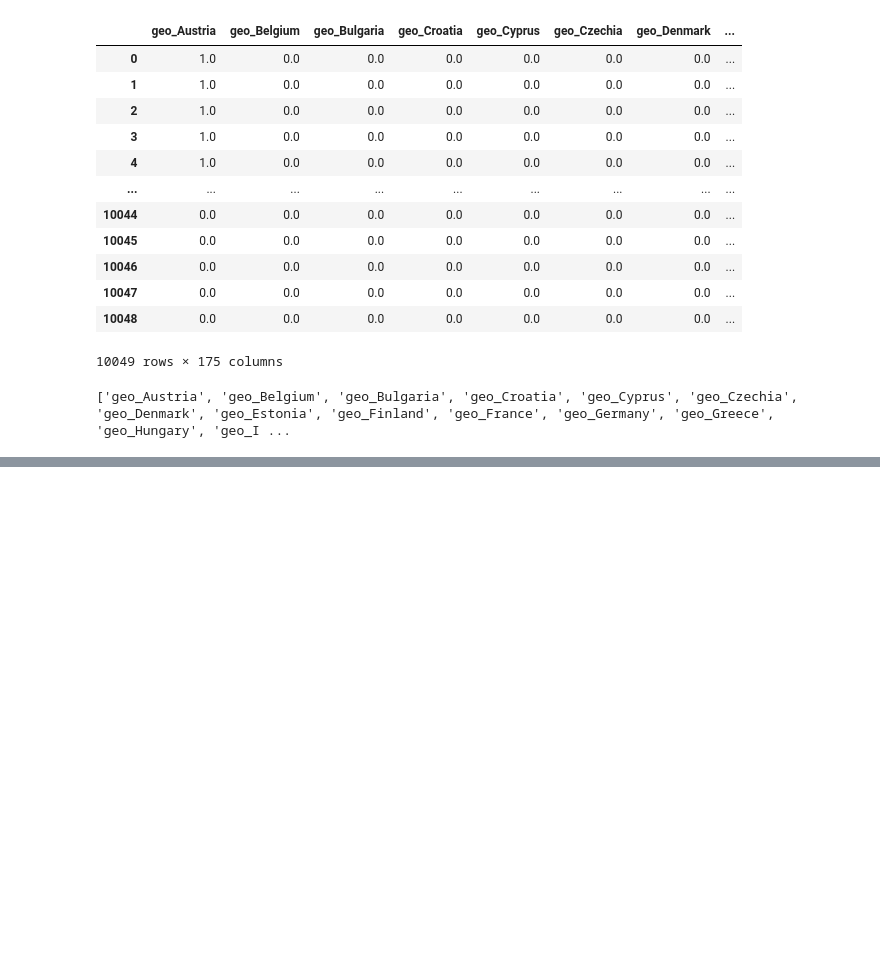
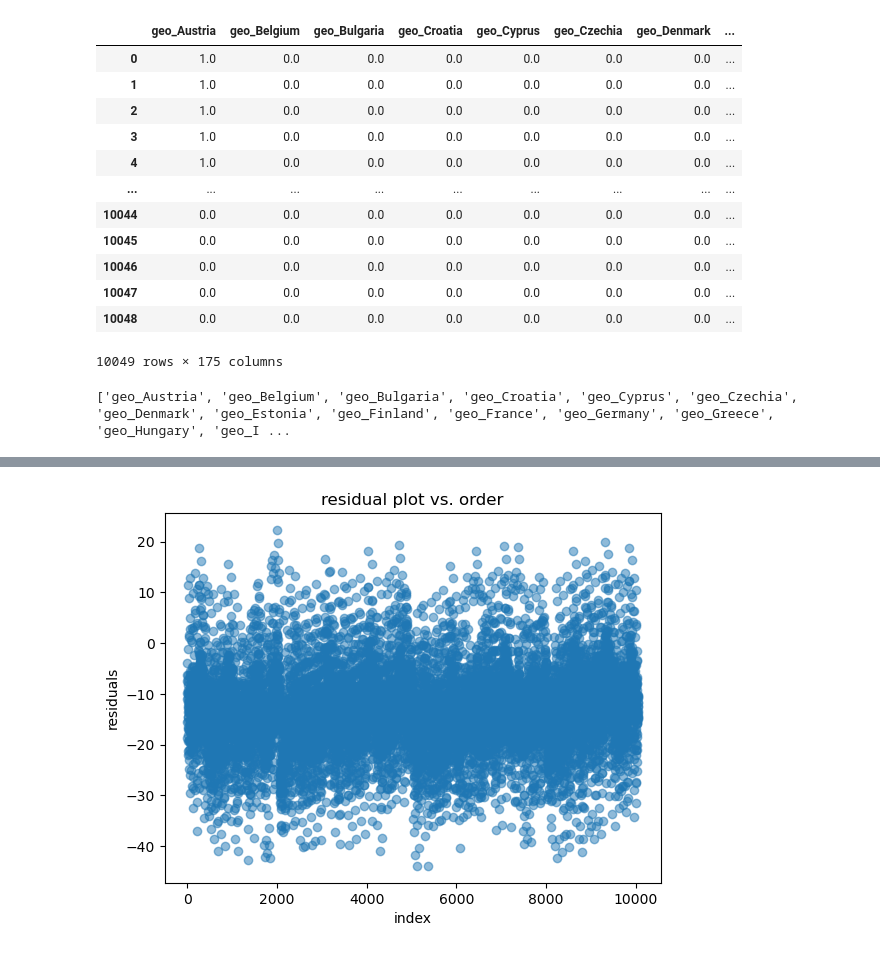
Before and after one commit to eliannemejia/OpenPort, a Jupyter notebook: datasets/raw-datasets/ML_model1.ipynb, the cells around one changed output, grey strips where cells are left out. Saved outputs shown, nothing was run; the diff lists cells and outputs as text; code cells hidden in the pictures; blank space fills up the shorter version.

```diff
--- a/datasets/raw-datasets/ML_model1.ipynb
+++ b/datasets/raw-datasets/ML_model1.ipynb
@@ -320,0 +300,3 @@ See the caveats in the documentation: https://pandas.pydata.org/pandas-docs/stab
+# %%
+x = merged["acceptance_rate"]
+x
@@ -320,0 +325,9 @@ See the caveats in the documentation: https://pandas.pydata.org/pandas-docs/stab
+# %%
+#Assessing no autocorrelation
+plt.scatter(range(len(x)), res, alpha=0.5)
+plt.xlabel("index")
+plt.ylabel("residuals")
+plt.title("residual plot vs. order")
+plt.show()
+# %% [output]
+[figure, added]
```
Also changed, not shown: parts of 11 cells of this notebook, 2 other files.
